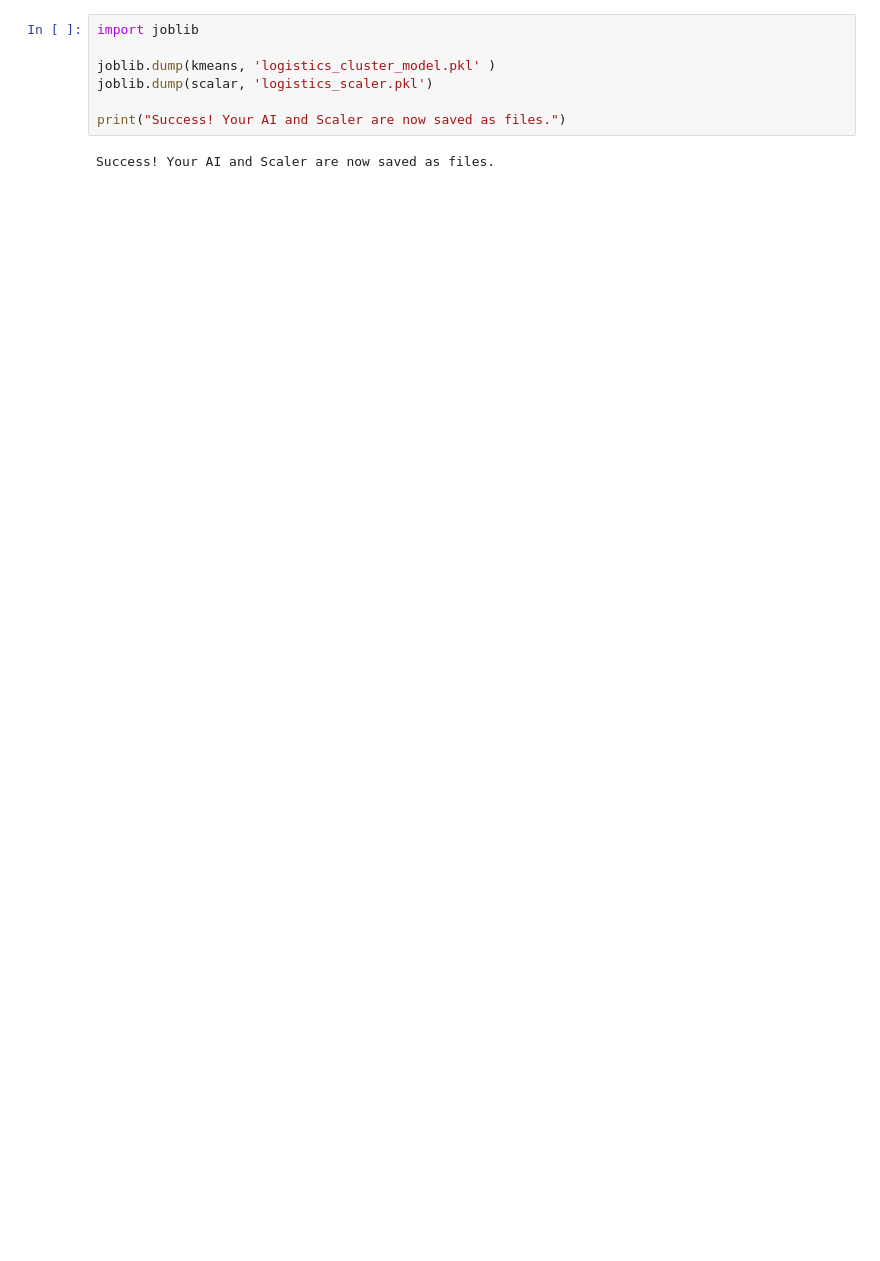
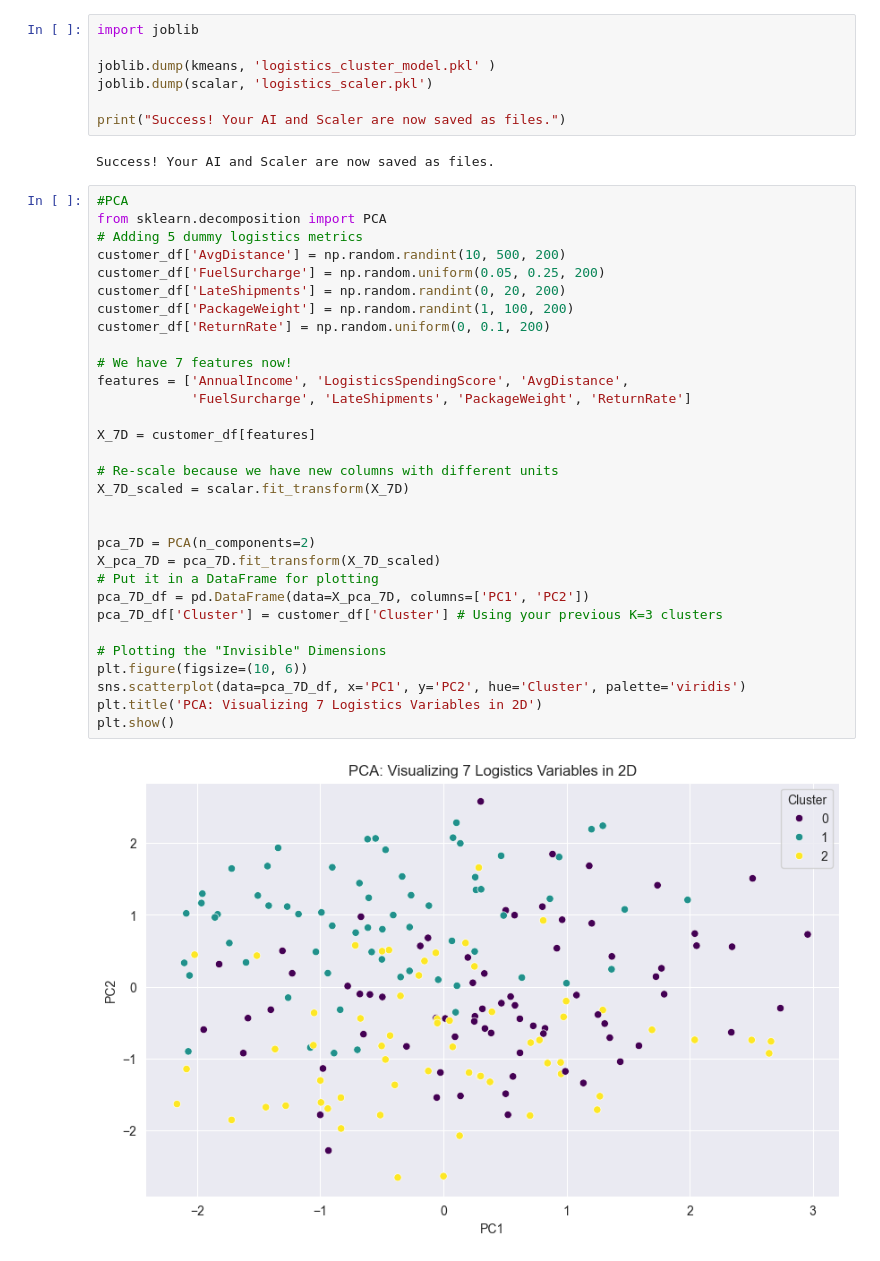
Before and after one commit to ZacharyScheer16/Beginner-Python-Projects, a Jupyter notebook: scikitLearnYT/Gemini4MiniProject.ipynb, the cells around one changed output. Drawn from its saved outputs; the diff is of its cells as text; blank space fills up the shorter version.

```diff
--- a/scikitLearnYT/Gemini4MiniProject.ipynb
+++ b/scikitLearnYT/Gemini4MiniProject.ipynb
@@ -97,3 +98,36 @@ joblib.dump(scalar, 'logistics_scaler.pkl')
 print("Success! Your AI and Scaler are now saved as files.")
 # %% [output]
 Success! Your AI and Scaler are now saved as files.
+# %%
+#PCA
+from sklearn.decomposition import PCA
+# Adding 5 dummy logistics metrics
+customer_df['AvgDistance'] = np.random.randint(10, 500, 200)
+customer_df['FuelSurcharge'] = np.random.uniform(0.05, 0.25, 200)
+customer_df['LateShipments'] = np.random.randint(0, 20, 200)
+customer_df['PackageWeight'] = np.random.randint(1, 100, 200)
+customer_df['ReturnRate'] = np.random.uniform(0, 0.1, 200)
+
+# We have 7 features now!
+features = ['AnnualIncome', 'LogisticsSpendingScore', 'AvgDistance',
+            'FuelSurcharge', 'LateShipments', 'PackageWeight', 'ReturnRate']
+
+X_7D = customer_df[features]
+
+# Re-scale because we have new columns with different units
+X_7D_scaled = scalar.fit_transform(X_7D)
+
+
+pca_7D = PCA(n_components=2)
+X_pca_7D = pca_7D.fit_transform(X_7D_scaled)
+# Put it in a DataFrame for plotting
+pca_7D_df = pd.DataFrame(data=X_pca_7D, columns=['PC1', 'PC2'])
+pca_7D_df['Cluster'] = customer_df['Cluster'] # Using your previous K=3 clusters
+
+# Plotting the "Invisible" Dimensions
+plt.figure(figsize=(10, 6))
+sns.scatterplot(data=pca_7D_df, x='PC1', y='PC2', hue='Cluster', palette='viridis')
+plt.title('PCA: Visualizing 7 Logistics Variables in 2D')
+plt.show()
+# %% [output]
+[figure, added]
```
Also changed, not shown: parts of 4 cells of this notebook.
